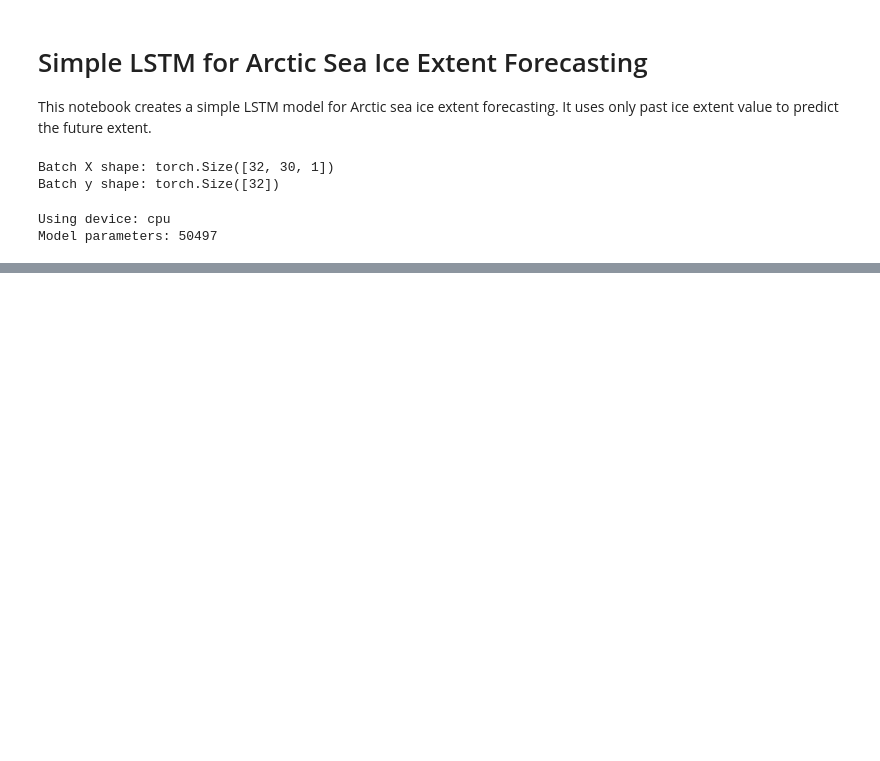
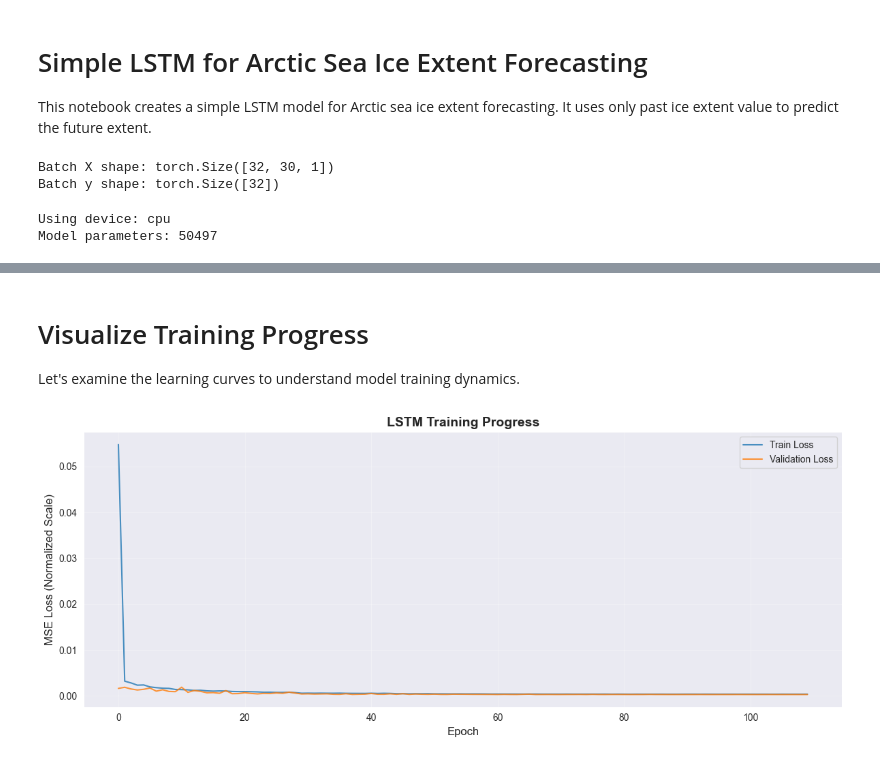
Before and after one commit to CatraMyBeloved/arctic-ice-extent, a Jupyter notebook: notebooks/04_basic_lstm.ipynb, the cells around one changed output, grey strips where cells are left out. Drawn from its saved outputs; the diff is of its cells as text; code cells hidden in the pictures; blank space fills up the shorter version.

```diff
--- a/notebooks/04_basic_lstm.ipynb
+++ b/notebooks/04_basic_lstm.ipynb
@@ -165,0 +175,20 @@ KeyboardInterrupt:
+# %% [markdown]
+# Visualize Training Progress
+
+Let's examine the learning curves to understand model training dynamics.
+# %%
+plt.figure(figsize=(12, 5))
+plt.plot(train_losses, label='Train Loss', alpha=0.8)
+plt.plot(val_losses, label='Validation Loss', alpha=0.8)
+plt.xlabel('Epoch', fontsize=12)
+plt.ylabel('MSE Loss (Normalized Scale)', fontsize=12)
+plt.title('LSTM Training Progress', fontsize=14, fontweight='bold')
+plt.legend()
+plt.grid(alpha=0.3)
+plt.tight_layout()
+plt.show()
+
+print(f"Final Training Loss: {train_losses[-1]:.6f}")
+print(f"Best Validation Loss: {best_val_loss:.6f}")
+# %% [output]
+[figure, added]
```
Also changed, not shown: parts of 22 cells of this notebook, 1 other file.
